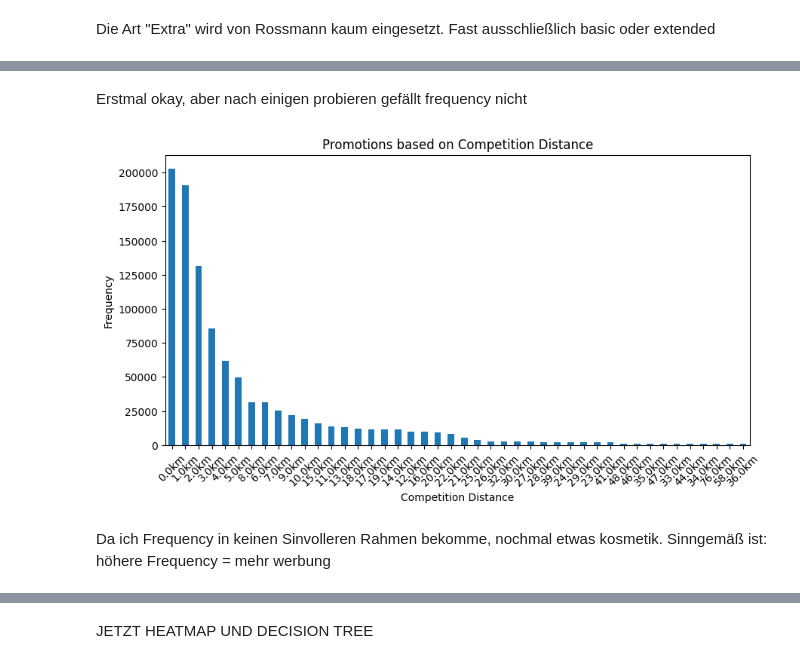
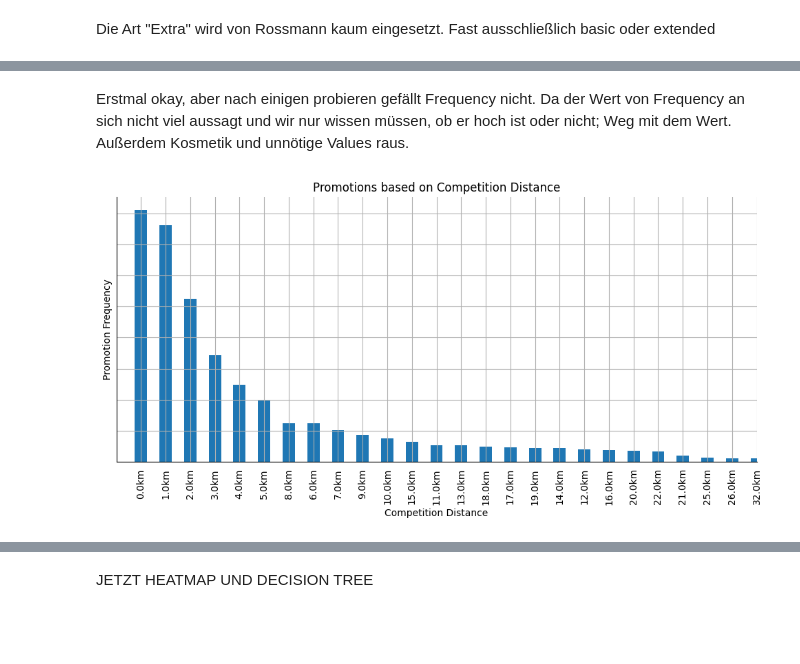
Before and after one commit to Bratpfannengamer/Rossmann, a Jupyter notebook: notebook.ipynb, the cells around one changed output, grey strips where cells are left out. Drawn from its saved outputs; the diff is of its cells as text; code cells hidden in the pictures; blank space fills up the shorter version.

Commit message:
Kosmetik bis zu den Modellen

```diff
--- a/notebook.ipynb
+++ b/notebook.ipynb
@@ -400,24 +409,26 @@ KeyboardInterrupt:
-# %% [markdown]
-Erstmal okay, aber nach einigen probieren gefällt frequency nicht
+# %% [markdown]
+Erstmal okay, aber nach einigen probieren gefällt Frequency nicht. Da der Wert von Frequency an sich nicht viel aussagt und wir nur wissen müssen, ob er hoch ist oder nicht; Weg mit dem Wert. Außerdem Kosmetik und unnötige Values raus.
 # %%
-#create a new column with the competition distance divided by 1000
 df_train_store['competition_distance_1000'] = df_train_store['competition_distance'] / 1000
 df_train_store['competition_distance_1000'] = df_train_store['competition_distance_1000'].round()
 df_train_store['competition_distance_1000'] = df_train_store['competition_distance_1000'].astype(str)
 df_train_store['competition_distance_1000'] = df_train_store['competition_distance_1000'] + 'km'
 df_train_store['competition_distance_1000'] = df_train_store['competition_distance_1000'].replace('0km', '0')
 df_train_store['competition_distance_1000'] = df_train_store['competition_distance_1000'].replace('nankm', 'nan')
 df_train_store['competition_distance_1000'] = df_train_store['competition_distance_1000'].replace('nan', '0')
-#plot the frequency of promotions based on competition distance
-df_train_store['competition_distance_1000'].value_counts().plot(kind='bar', figsize=(10,5))
+df_train_store['competition_distance_1000'].value_counts().plot(kind='bar', figsize=(12,5))
 plt.title('Promotions based on Competition Distance')
 plt.xlabel('Competition Distance')
-plt.ylabel('Frequency')
-#visually remove the values of the y-axis
-#rotate the x-axis labels 45 degrees
-plt.xticks(rotation=45)
+plt.ylabel('Promotion Frequency')
+#remove the last 15 values of the x-axis
+plt.xlim(-1, 25)
+#remove the top and right border
+plt.gca().spines['top'].set_visible(False)
+plt.gca().spines['right'].set_visible(False)
+#also remove the ticks on the y-axis and x-axis
+plt.tick_params(axis='y', which='both', left=False, right=False, labelleft=False)
+plt.tick_params(axis='x', which='both', top=False, bottom=False, labelbottom=True)
+plt.grid()
 plt.show()
 # %% [output]
-[figure, old version]
+[figure, new version]
-# %% [markdown]
-Da ich Frequency in keinen Sinvolleren Rahmen bekomme, nochmal etwas kosmetik. Sinngemäß ist: höhere Frequency = mehr werbung
```
Also changed, not shown: parts of 16 cells of this notebook.
